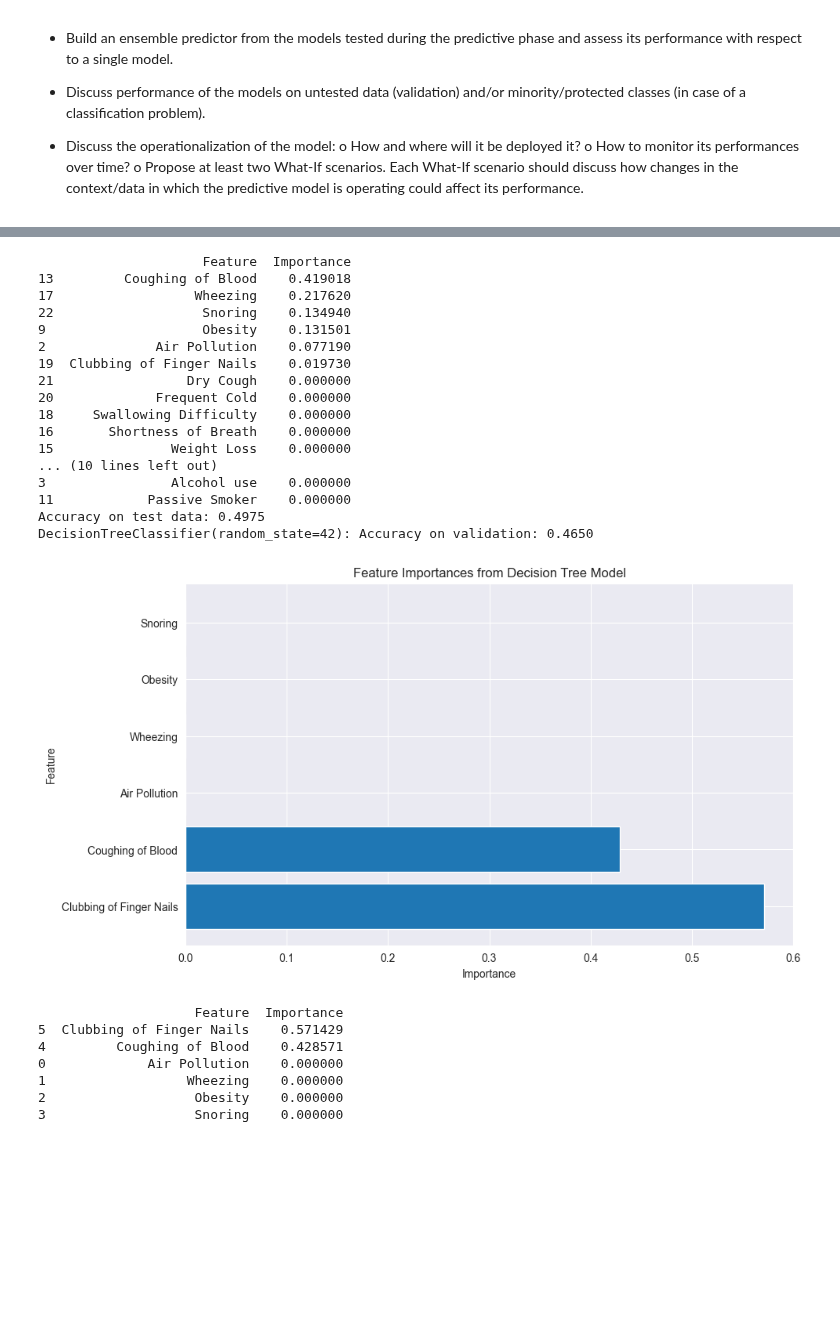
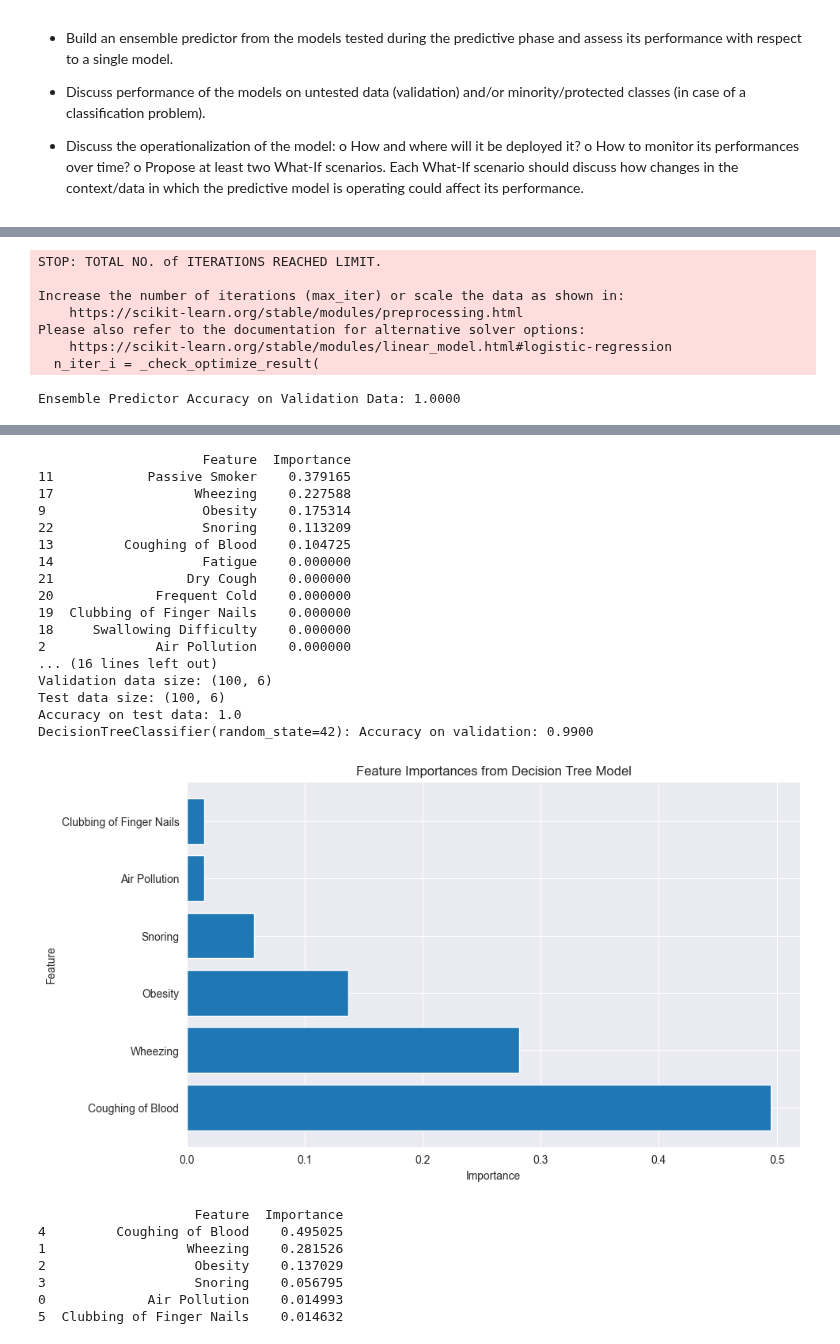
Before and after one commit to tewhol/Responsible_Data_Analysis_Group_1, a Jupyter notebook: model_Allegra.ipynb, the cells around one changed output, grey strips where cells are left out. Saved outputs shown, nothing was run; the diff lists cells and outputs as text; code cells hidden in the pictures; blank space fills up the shorter version.

```diff
--- a/model_Allegra.ipynb
+++ b/model_Allegra.ipynb
@@ -392,7 +392,7 @@ selected_features = X.columns
 # Step 4: Split the dataset into training, validation and testing sets
 
 # First, split the data into training and temporary (remaining) data
-X_train, X_remaining, y_train, y_remaining = train_test_split(X, y, test_size=0.7, random_state=42)
+X_train, X_remaining, y_train, y_remaining = train_test_split(X, y, test_size=0.3, random_state=42)
 
 # Then, split the remaining data into validation and test sets
 X_valid, X_test, y_valid, y_test = train_test_split(X_remaining, y_remaining, test_size=0.5, random_state=42)
@@ -610,11 +610,15 @@ selected_features = X.columns
 # Step 4: Split the dataset into training, validation and testing sets
 
 # First, split the data into training and temporary (remaining) data
-X_train, X_remaining, y_train, y_remaining = train_test_split(X, y, test_size=0.7, random_state=42)
+X_train, X_remaining, y_train, y_remaining = train_test_split(X, y, test_size=0.3, random_state=42)
 
 # Then, split the remaining data into validation and test sets
 X_valid, X_test, y_valid, y_test = train_test_split(X_remaining, y_remaining, test_size=0.5, random_state=42)
 
+# You can print the sizes of the datasets to confirm the splits
+print("Training data size:", X_train.shape)
+print("Validation data size:", X_valid.shape)
+print("Test data size:", X_test.shape)
 
 # Define models for cross-validation
 log_reg = LogisticRegression(random_state=42)
@@ -674,16 +678,24 @@ subset_data = data[selected_features + ['Level']]
 X = subset_data.drop('Level', axis=1)  # Features
 y = subset_data['Level']  # Target
 # First, split the data into training and temporary (remaining) data
-X_train, X_remaining, y_train, y_remaining = train_test_split(X, y, test_size=0.8, random_state=42)
+X_train, X_remaining, y_train, y_remaining = train_test_split(X, y, test_size=0.2, random_state=42)
 
 # Then, split the remaining data into validation and test sets
 X_valid, X_test_more, y_valid, y_test_more = train_test_split(X_remaining, y_remaining, test_size=0.5, random_state=42)
 
-X_train1, X_train_remaining, y_train1, y_train_remaining = train_test_split(X_train, y_train, test_size=0.25, random_state=42)
+X_train1, X_train_remaining, y_train1, y_train_remaining = train_test_split(X_train, y_train, test_size=0.75, random_state=42)
 
-X_train2, X_train_remaining, y_train2, y_train_remaining = train_test_split(X_train_remaining, y_train_remaining, test_size=0.333, random_state=42)
+X_train2, X_train_remaining, y_train2, y_train_remaining = train_test_split(X_train_remaining, y_train_remaining, test_size=0.6666, random_state=42)
 
 X_train3, X_train4, y_train3, y_train4 = train_test_split(X_train_remaining, y_train_remaining, test_size=0.5, random_state=42)
+
+# You can print the sizes of the datasets to confirm the splits
+print("Training data 1 size:", X_train1.shape)
+print("Training data 2 size:", X_train2.shape)
+print("Training data 3 size:", X_train3.shape)
+print("Training data 4 size:", X_train4.shape)
+print("Validation data size:", X_valid.shape)
+print("Test data size:", X_test_more.shape)
 
 # Train the machine learning model
 dt_classifier.fit(X_train1, y_train1)
@@ -751,0 +759,8 @@ Please also refer to the documentation for alternative solver options:
+STOP: TOTAL NO. of ITERATIONS REACHED LIMIT.
+
+Increase the number of iterations (max_iter) or scale the data as shown in:
+    https://scikit-learn.org/stable/modules/preprocessing.html
+Please also refer to the documentation for alternative solver options:
+    https://scikit-learn.org/stable/modules/linear_model.html#logistic-regression
+  n_iter_i = _check_optimize_result(
+Ensemble Predictor Accuracy on Validation Data: 1.0000
@@ -753,25 +768,25 @@ Please also refer to the documentation for alternative solver options:
-                     Feature  Importance
-13         Coughing of Blood    0.419018
-17                  Wheezing    0.217620
-22                   Snoring    0.134940
-9                    Obesity    0.131501
-2              Air Pollution    0.077190
-19  Clubbing of Finger Nails    0.019730
-21                 Dry Cough    0.000000
-20             Frequent Cold    0.000000
-18     Swallowing Difficulty    0.000000
-16       Shortness of Breath    0.000000
-15               Weight Loss    0.000000
-... (10 lines left out)
-3                Alcohol use    0.000000
-11            Passive Smoker    0.000000
-Accuracy on test data: 0.4975
-DecisionTreeClassifier(random_state=42): Accuracy on validation: 0.4650
+                     Feature  Importance
+11            Passive Smoker    0.379165
+17                  Wheezing    0.227588
+9                    Obesity    0.175314
+22                   Snoring    0.113209
+13         Coughing of Blood    0.104725
+14                   Fatigue    0.000000
+21                 Dry Cough    0.000000
+20             Frequent Cold    0.000000
+19  Clubbing of Finger Nails    0.000000
+18     Swallowing Difficulty    0.000000
+2              Air Pollution    0.000000
+... (16 lines left out)
+Validation data size: (100, 6)
+Test data size: (100, 6)
+Accuracy on test data: 1.0
+DecisionTreeClassifier(random_state=42): Accuracy on validation: 0.9900
-[figure, old version]
+[figure, new version]
-                    Feature  Importance
-5  Clubbing of Finger Nails    0.571429
-4         Coughing of Blood    0.428571
-0             Air Pollution    0.000000
-1                  Wheezing    0.000000
-2                   Obesity    0.000000
-3                   Snoring    0.000000
+                    Feature  Importance
+4         Coughing of Blood    0.495025
+1                  Wheezing    0.281526
+2                   Obesity    0.137029
+3                   Snoring    0.056795
+0             Air Pollution    0.014993
+5  Clubbing of Finger Nails    0.014632
```
Also changed, not shown: parts of 2 cells of this notebook.
